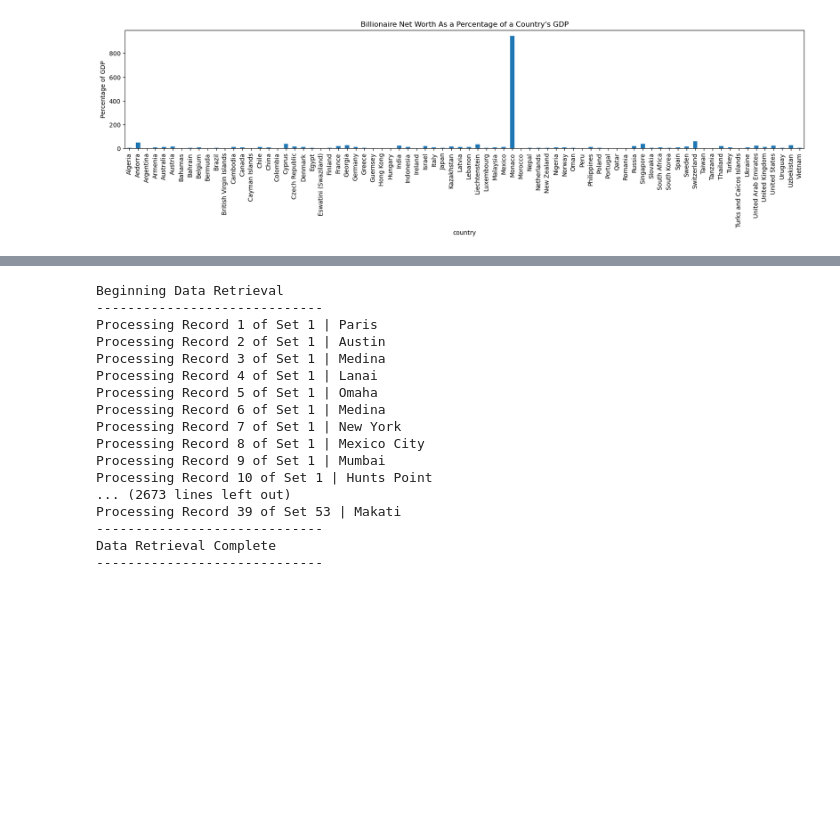
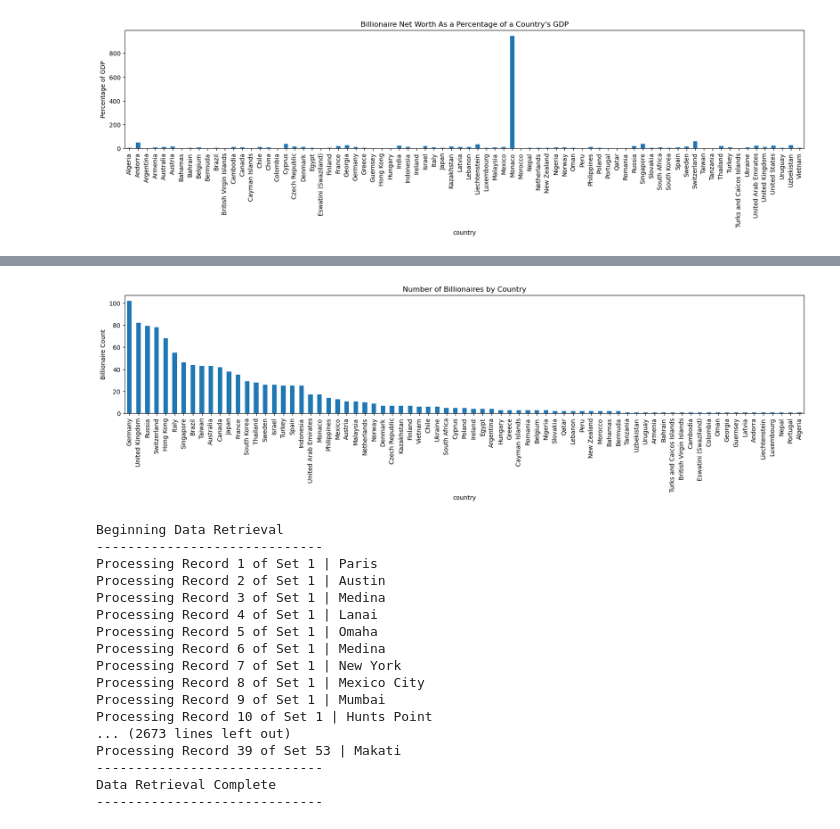
Before and after one commit to Kdata249/Project-1, a Jupyter notebook: Billionaire_Data.ipynb, the cells around one changed output, grey strips where cells are left out. Cells and saved outputs as stored; diff of their text form; code cells hidden in the pictures; blank space fills up the shorter version.

```diff
--- a/Billionaire_Data.ipynb
+++ b/Billionaire_Data.ipynb
@@ -72,3 +89,13 @@ data_copy = data_df.copy()
+# %%
+countries_to_drop = ["United States", "China", "India"]
+
+billionaire_count_rmvOutliers = billionaire_count.drop(countries_to_drop)
+billionaire_count_rmvOutliers.plot(kind = 'bar', figsize=(20,3.5))
+plt.title("Number of Billionaires by Country")
+plt.ylabel("Billionaire Count")
+plt.savefig("Output/BillionaireCountnoUSChinaIndia")
+# %% [output]
+[figure, added]
 # %%
 #Pull city lat and lon
 url = "https://api.openweathermap.org/data/2.5/weather?q="
```
Also changed, not shown: parts of 9 cells of this notebook, 1 other file.
